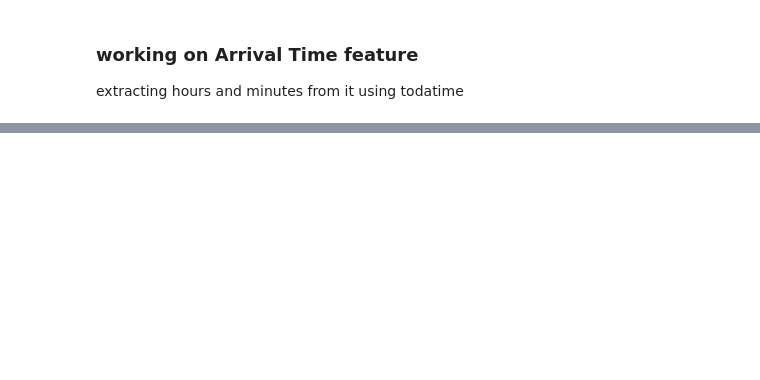
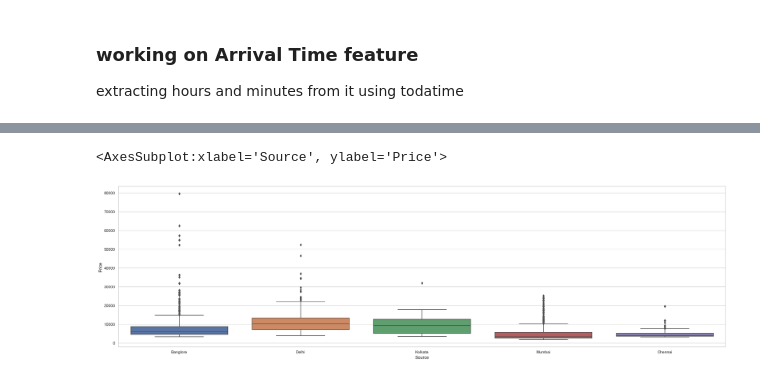
Before and after one commit to DanialAslam04/FlightFarePredicion-, a Jupyter notebook: FlightFarePred.ipynb, the cells around one changed output, grey strips where cells are left out. Cells and saved outputs as stored; diff of their text form; code cells hidden in the pictures; blank space fills up the shorter version.

```diff
--- a/FlightFarePred.ipynb
+++ b/FlightFarePred.ipynb
@@ -115,0 +220,7 @@ df.head()
+# %%
+plt.figure(figsize=(30,8),dpi=100)
+sns.set(style='whitegrid')
+sns.boxplot(x='Source',y='Price',data = df.sort_values("Price", ascending = False))
+# %% [output]
+<AxesSubplot:xlabel='Source', ylabel='Price'>
+[figure, added]
```
Also changed, not shown: parts of 30 cells of this notebook.
